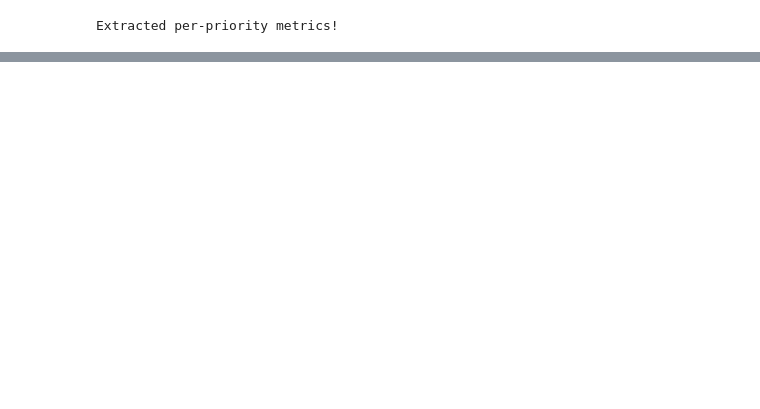
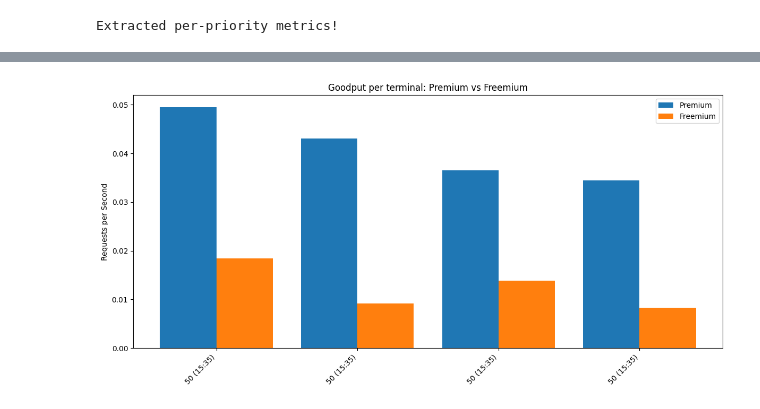
Before and after one commit to BelkisDjeffal/benchbase_for_plb, a Jupyter notebook: Plb_measurements_updated(1).ipynb, the cells around one changed output, grey strips where cells are left out. Cells and saved outputs as stored; diff of their text form; code cells hidden in the pictures; blank space fills up the shorter version.

```diff
--- a/Plb_measurements_updated(1).ipynb
+++ b/Plb_measurements_updated(1).ipynb
@@ -251,0 +232,9 @@ plot_per_priority_grouped_bar_chart(df,
+# %%
+plot_per_priority_grouped_bar_chart(df,
+    metric_premium="Premium Per Terminal Goodput",
+    metric_freemium="Freemium Per Terminal Goodput",
+    title="Goodput per terminal: Premium vs Freemium",
+    ylabel="Requests per Second",
+    output_name="goodput_per_terminal_comparison")
+# %% [output]
+[figure, added]
```
Also changed, not shown: parts of 13 cells of this notebook, 16 other files.
